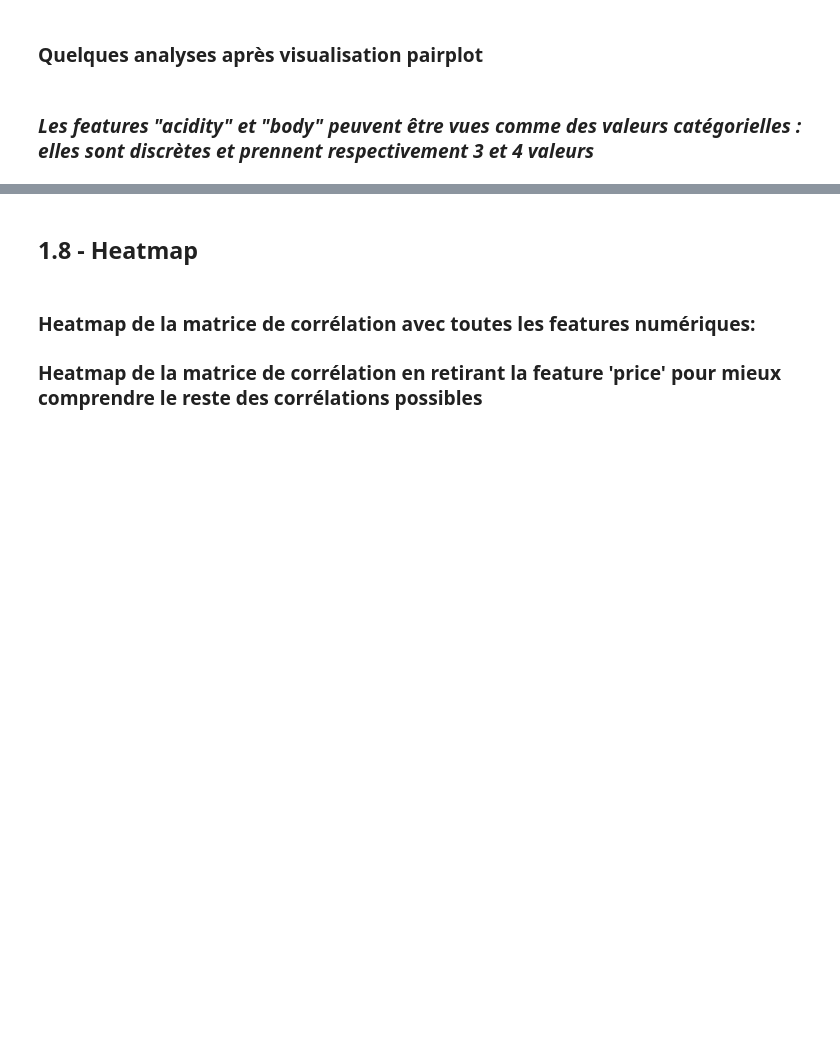
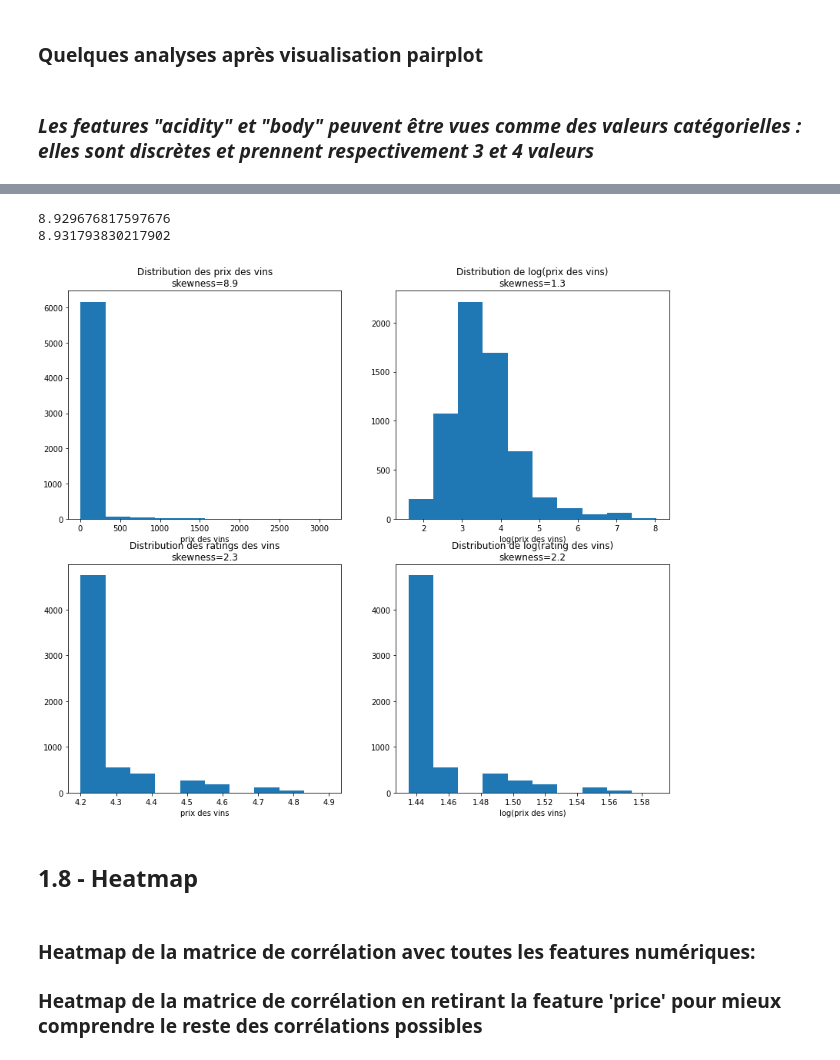
Before and after one commit to superhughhh/brief-My-first-Linear-Regression, a Jupyter notebook: spanish_wine_hadi_test.ipynb, the cells around one changed output, grey strips where cells are left out. Saved outputs shown, nothing was run; the diff lists cells and outputs as text; code cells hidden in the pictures; blank space fills up the shorter version.

```diff
--- a/spanish_wine_hadi_test.ipynb
+++ b/spanish_wine_hadi_test.ipynb
@@ -186,3 +188,28 @@ plt.show()
+# %%
+from scipy.stats import skew
+print(skew(df.price))
+print(df.price.skew())
+# %% [output]
+8.929676817597676
+8.931793830217902
+# %%
+_, axs = plt.subplots(2,2,figsize=(14,12))
+axs[0,0].hist(df.price)
+axs[0,0].set(title=f"Distribution des prix des vins\nskewness={round(df.price.skew(),1)}",
+        xlabel="prix des vins")
+axs[0,1].hist(np.log(df.price))
+axs[0,1].set(title=f"Distribution de log(prix des vins)\nskewness={round(np.log(df.price).skew(),1)}",
+        xlabel="log(prix des vins)")
+
+axs[1,0].hist(df.rating)
+axs[1,0].set(title=f"Distribution des ratings des vins\nskewness={round(df.rating.skew(),1)}",
+        xlabel="prix des vins")
+axs[1,1].hist(np.log(df.rating))
+axs[1,1].set(title=f"Distribution de log(rating des vins)\nskewness={round(np.log(df.rating).skew(),1)}",
+        xlabel="log(prix des vins)")
+plt.show()
+# %% [output]
+[figure, added]
 # %% [markdown]
 ## 1.8 - Heatmap
 # %% [markdown]
```
Also changed, not shown: parts of 15 cells of this notebook.
